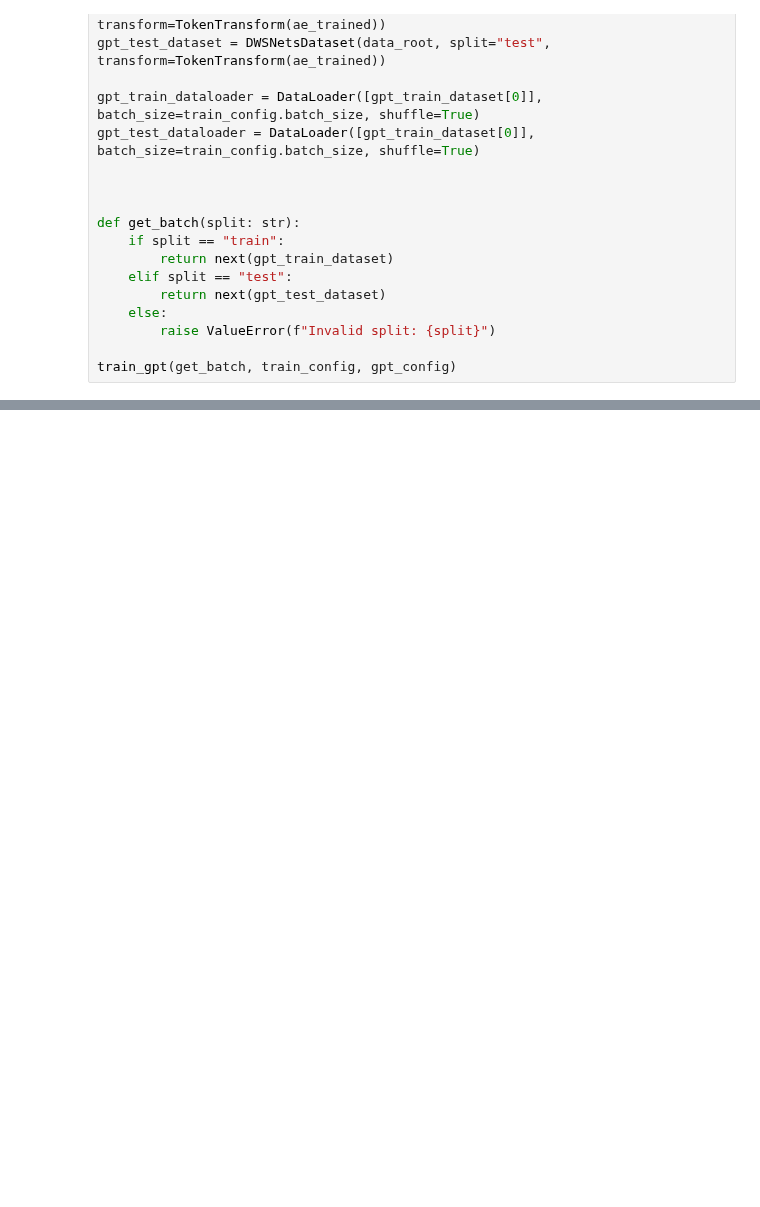
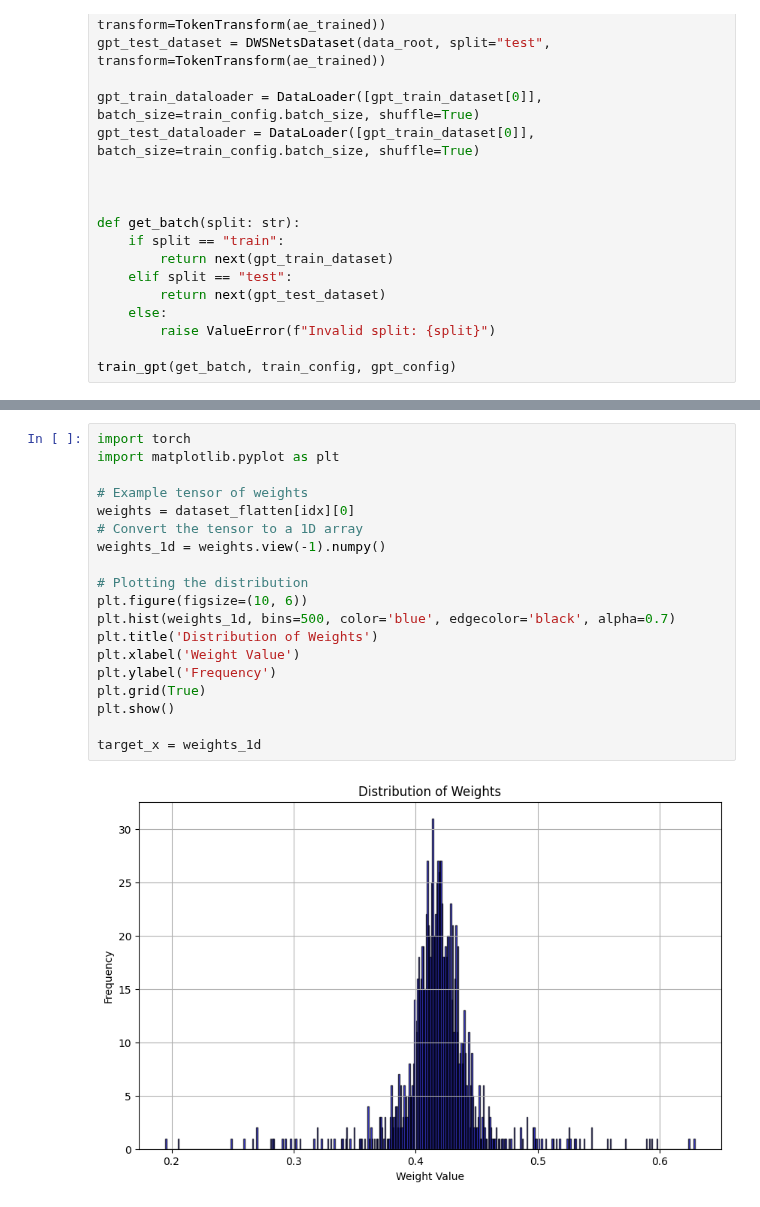
Before and after one commit to nef-gpt/adl4cv, a Jupyter notebook: ae_approach.ipynb, the cells around one changed output, grey strips where cells are left out. Cells and saved outputs as stored; diff of their text form; blank space fills up the shorter version.

```diff
--- a/ae_approach.ipynb
+++ b/ae_approach.ipynb
@@ -315,0 +338,21 @@ train_gpt(get_batch, train_config, gpt_config)
+# %%
+import torch
+import matplotlib.pyplot as plt
+
+# Example tensor of weights
+weights = dataset_flatten[idx][0]
+# Convert the tensor to a 1D array
+weights_1d = weights.view(-1).numpy()
+
+# Plotting the distribution
+plt.figure(figsize=(10, 6))
+plt.hist(weights_1d, bins=500, color='blue', edgecolor='black', alpha=0.7)
+plt.title('Distribution of Weights')
+plt.xlabel('Weight Value')
+plt.ylabel('Frequency')
+plt.grid(True)
+plt.show()
+
+target_x = weights_1d
+# %% [output]
+[figure, added]
```
Also changed, not shown: parts of 9 cells of this notebook, 7 other files.
